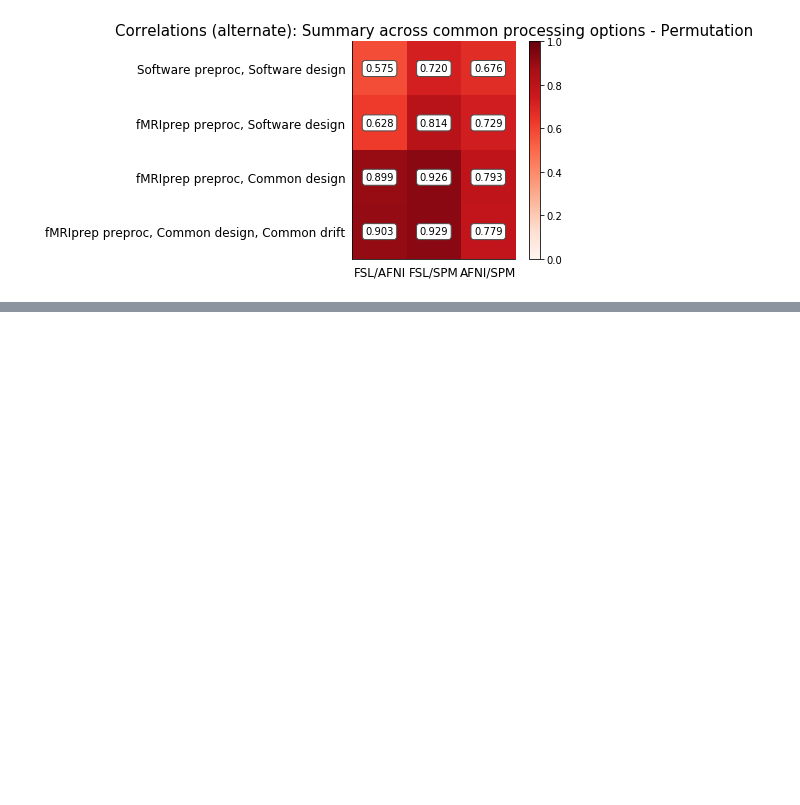
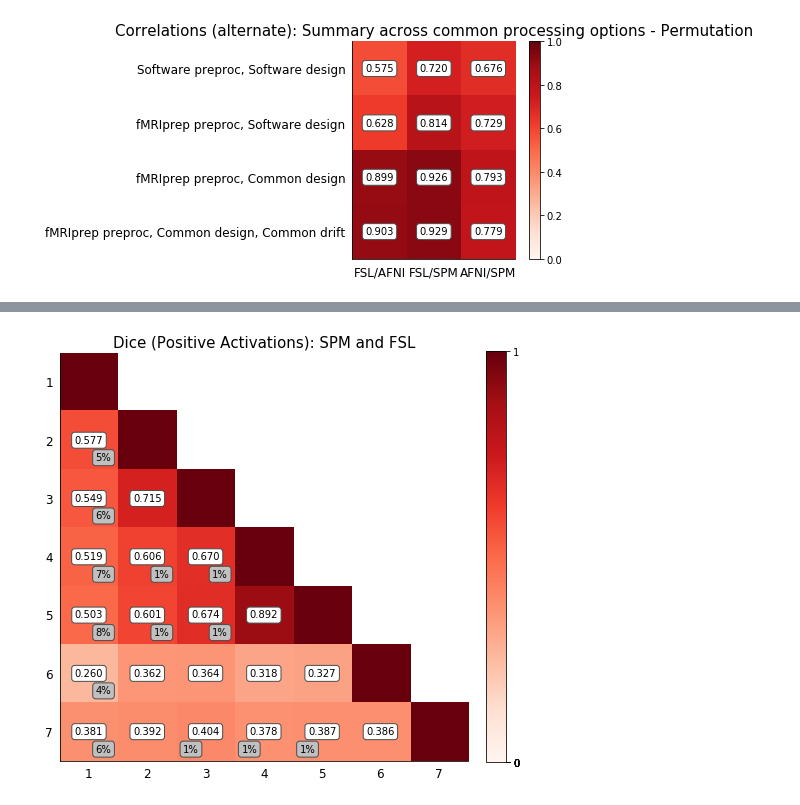
Before and after one commit to NISOx-BDI/SC2, a Jupyter notebook: figures/ds001_notebook.ipynb, the cells around one changed output, grey strips where cells are left out. Saved outputs shown, nothing was run; the diff lists cells and outputs as text; code cells hidden in the pictures; blank space fills up the shorter version.

```diff
--- a/figures/ds001_notebook.ipynb
+++ b/figures/ds001_notebook.ipynb
@@ -590,0 +636,6 @@ correlation_tables.correlation_summary_across_processing_opts_alternate(old_afni
+# %%
+new_dice.new_dice(old_spm_exc_set_file, spm_exc_set_file, fsl_spm_subject_level_exc_set_file, spm_drift_exc_set_file, spm_design_exc_set_file, fsl_exc_set_file, old_fsl_exc_set_file,
+                  old_spm_stat_file, spm_stat_file, fsl_spm_subject_level_stat_file, spm_drift_stat_file, spm_design_stat_file, fsl_stat_file, old_fsl_stat_file,
+                 Title='Dice (Positive Activations): SPM and FSL')
+# %% [output]
+[figure, added]
```
Also changed, not shown: parts of 7 cells of this notebook, 3 other files.
